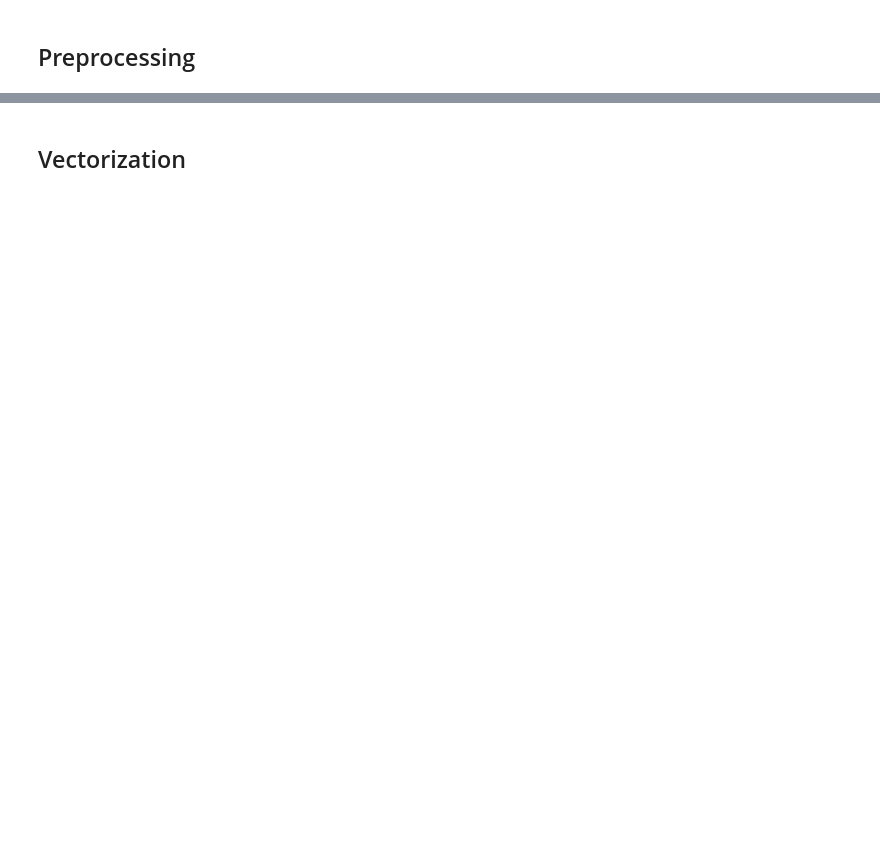
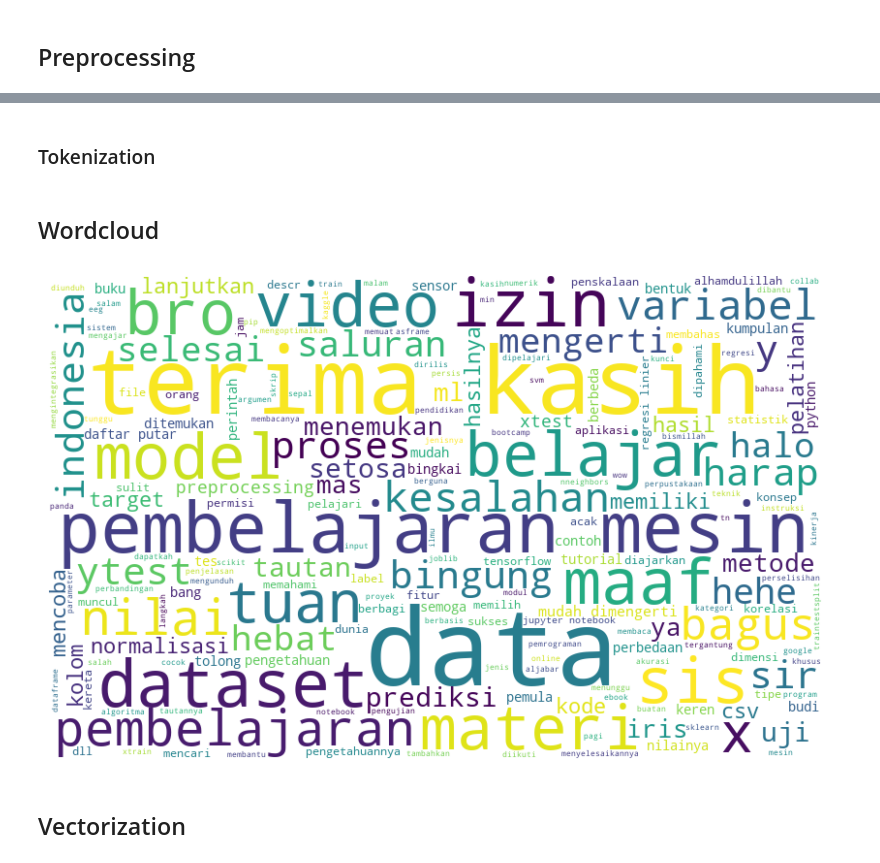
Before and after one commit to GilbertKrantz/Youtube-Comment-Text-Scraping, a Jupyter notebook: Youtube_Scraping.ipynb, the cells around one changed output, grey strips where cells are left out. Cells and saved outputs as stored; diff of their text form; code cells hidden in the pictures; blank space fills up the shorter version.

Commit message:
add: Preprocess, Wordcloud, Vectorizing

```diff
--- a/Youtube_Scraping.ipynb
+++ b/Youtube_Scraping.ipynb
@@ -42,0 +180,5 @@ Video_link = [
+# %%
+stop_words = set(stopwords.words('indonesian'))
+
+# remove stop words from dataframe
+preprocessed_df['comments'] = preprocessed_df['comments'].apply(lambda x: ' '.join([word for word in word_tokenize(x) if word not in stop_words]))
@@ -42,0 +196,5 @@ Video_link = [
+# %%
+# Remove Special Characters
+preprocessed_df['comments'] = preprocessed_df['comments'].str.replace('[^\w\s]','')
+
+preprocessed_df.sample(5)
@@ -42,0 +210,2 @@ Video_link = [
+# %%
+preprocessed_df['comments'] = preprocessed_df['comments'].str.replace('\d+', '')
@@ -43,2 +221,17 @@ Video_link = [
+# %% [markdown]
+### Tokenization
+# %%
+preprocessed_df['tokenized_comments'] = preprocessed_df['comments'].apply(lambda x: word_tokenize(x))
+# %% [markdown]
+## Wordcloud
+# %%
+wordCloud = WordCloud(width=800, height=500, random_state=21, max_font_size=110, background_color='white').generate(' '.join(preprocessed_df['tokenized_comments'].sum()))
+
+plt.figure(figsize=(10, 7))
+plt.imshow(wordCloud, interpolation="bilinear")
+plt.axis('off')
+plt.show()
+# %% [output]
+[figure, added]
 # %% [markdown]
 ## Vectorization
```
Also changed, not shown: parts of 44 cells of this notebook, 3 other files.
